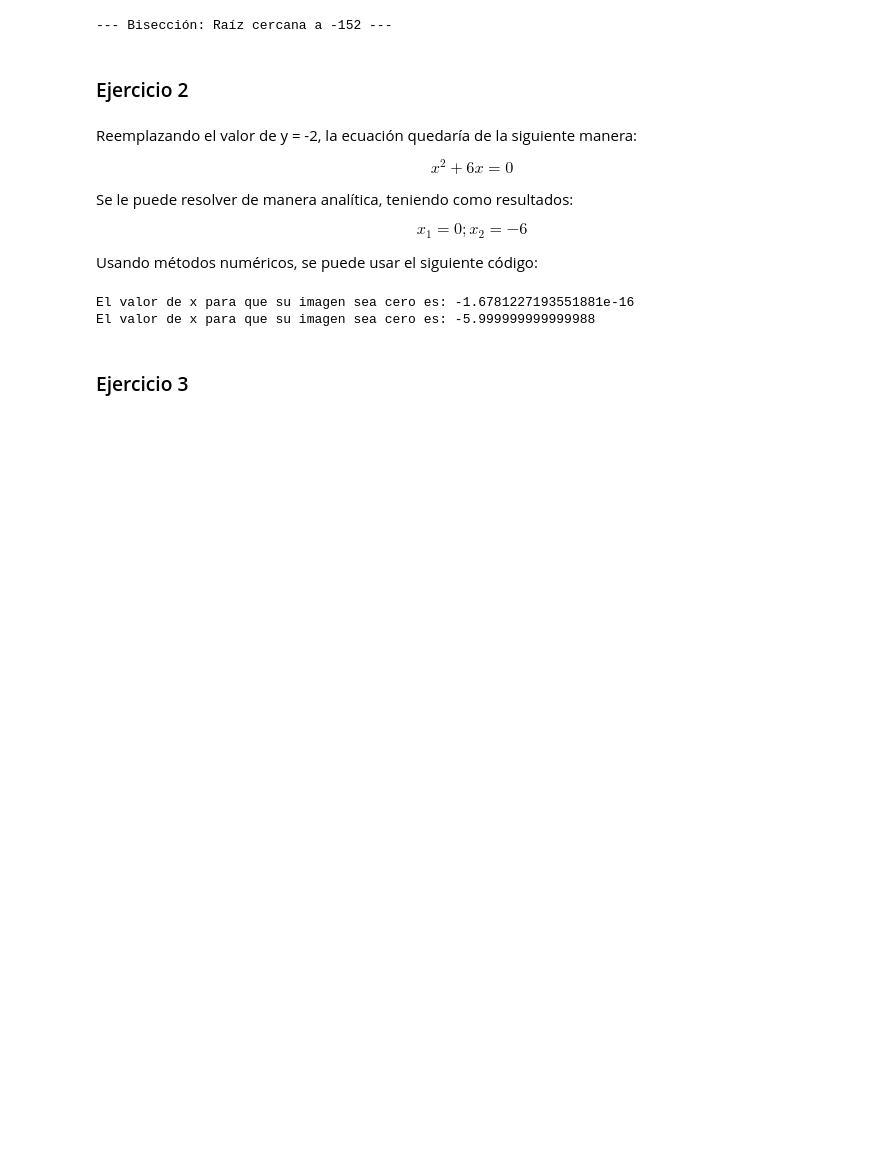
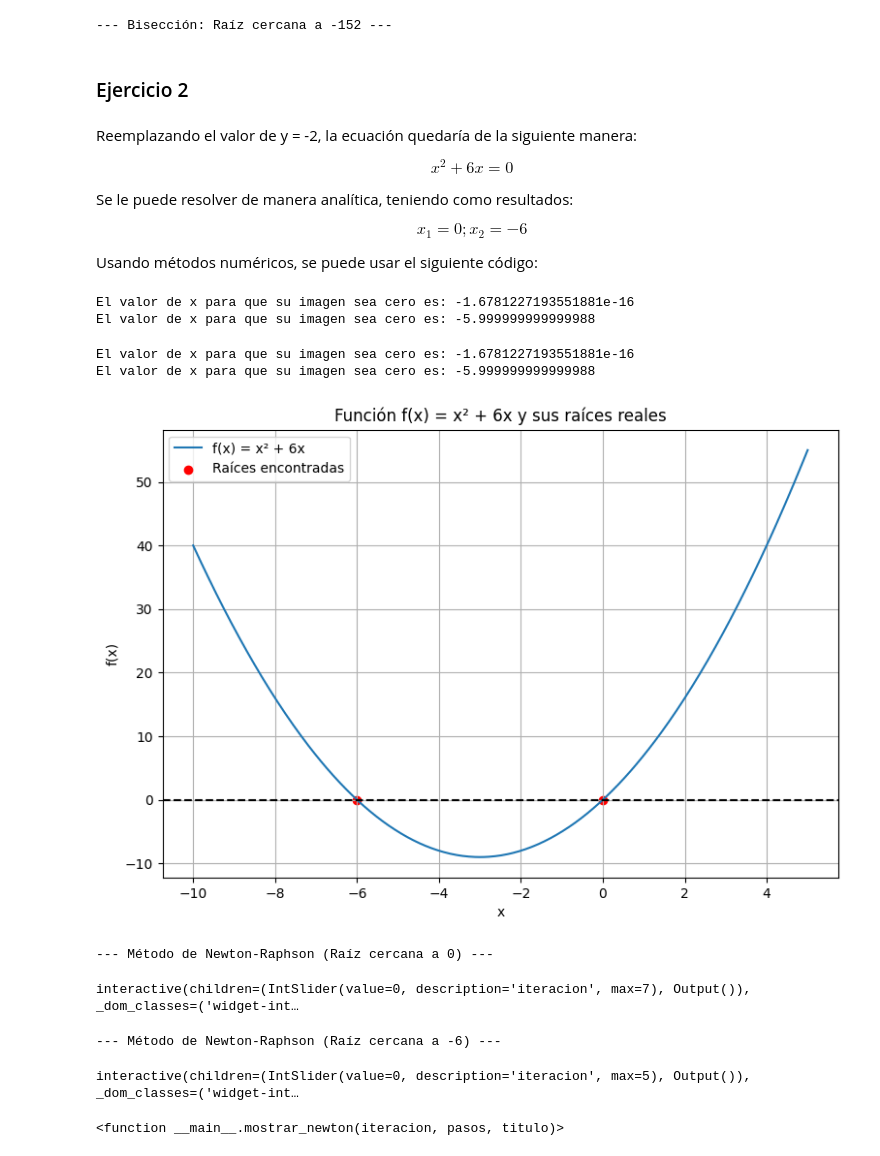
Before and after one commit to GarySnail505/TallerRaices, a Jupyter notebook: DefasGaryTallerRaices.ipynb, the cells around one changed output. Cells and saved outputs as stored; diff of their text form; code cells hidden in the pictures; blank space fills up the shorter version.

```diff
--- a/DefasGaryTallerRaices.ipynb
+++ b/DefasGaryTallerRaices.ipynb
@@ -210,6 +210,10 @@ def f(x):
 def fprime(x):
     return 2*x + 6
 
+x1 = opt.newton(f, -2)
+x2 = opt.newton(f, -5)
+print("El valor de x para que su imagen sea cero es:", x1)  # raíz 0
+print("El valor de x para que su imagen sea cero es:", x2)  # raíz -6
 
 # --- Gráfica general de la función ---
 x = np.linspace(-10, 5, 400)
@@ -255,32 +259,39 @@ def mostrar_newton(iteracion, pasos, titulo):
     # Dibujar la tangente (línea de Newton)
     slope = fprime(xi)
     intercept = f(xi) - slope*xi
     x_tangent = np.linspace(xi-2, xi+2, 100)
     y_tangent = slope*x_tangent + intercept
     plt.plot(x_tangent, y_tangent, 'g--', label='Tangente en xₙ')
 
     plt.title(f"{titulo}\nIteración {iteracion+1}: xₙ = {xi:.6f}")
     plt.xlabel('x')
     plt.ylabel('f(x)')
     plt.legend()
     plt.grid(True)
     plt.show()
 
 # --- Interactividad con sliders ---
 print("\n--- Método de Newton-Raphson (Raíz cercana a 0) ---")
 widgets.interact(
     mostrar_newton,
     iteracion=widgets.IntSlider(min=0, max=len(pasos_x1)-1, step=1, value=0),
     pasos=widgets.fixed(pasos_x1),
     titulo=widgets.fixed("Convergencia hacia raíz x = 0")
 )
 
 print("\n--- Método de Newton-Raphson (Raíz cercana a -6) ---")
 widgets.interact(
     mostrar_newton,
     iteracion=widgets.IntSlider(min=0, max=len(pasos_x2)-1, step=1, value=0),
     pasos=widgets.fixed(pasos_x2),
     titulo=widgets.fixed("Convergencia hacia raíz x = -6")
 )
+# %% [output]
+El valor de x para que su imagen sea cero es: -1.6781227193551881e-16
+El valor de x para que su imagen sea cero es: -5.999999999999988
+[figure, added]
+--- Método de Newton-Raphson (Raíz cercana a 0) ---
+interactive(children=(IntSlider(value=0, description='iteracion', max=7), Output()), _dom_classes=('widget-int…
+--- Método de Newton-Raphson (Raíz cercana a -6) ---
+interactive(children=(IntSlider(value=0, description='iteracion', max=5), Output()), _dom_classes=('widget-int…
+<function __main__.mostrar_newton(iteracion, pasos, titulo)>
-# %% [markdown]
-### Ejercicio 3
```
Also changed, not shown: parts of 2 cells of this notebook.
